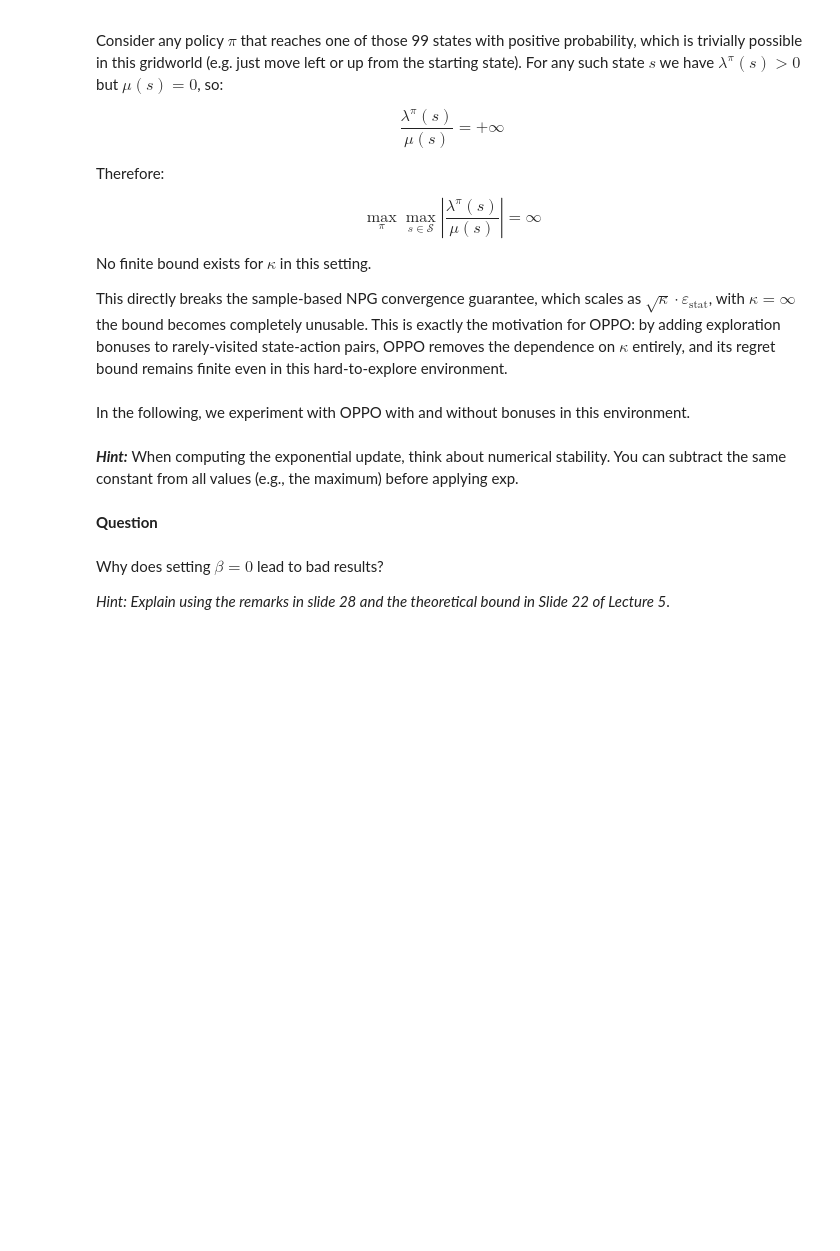
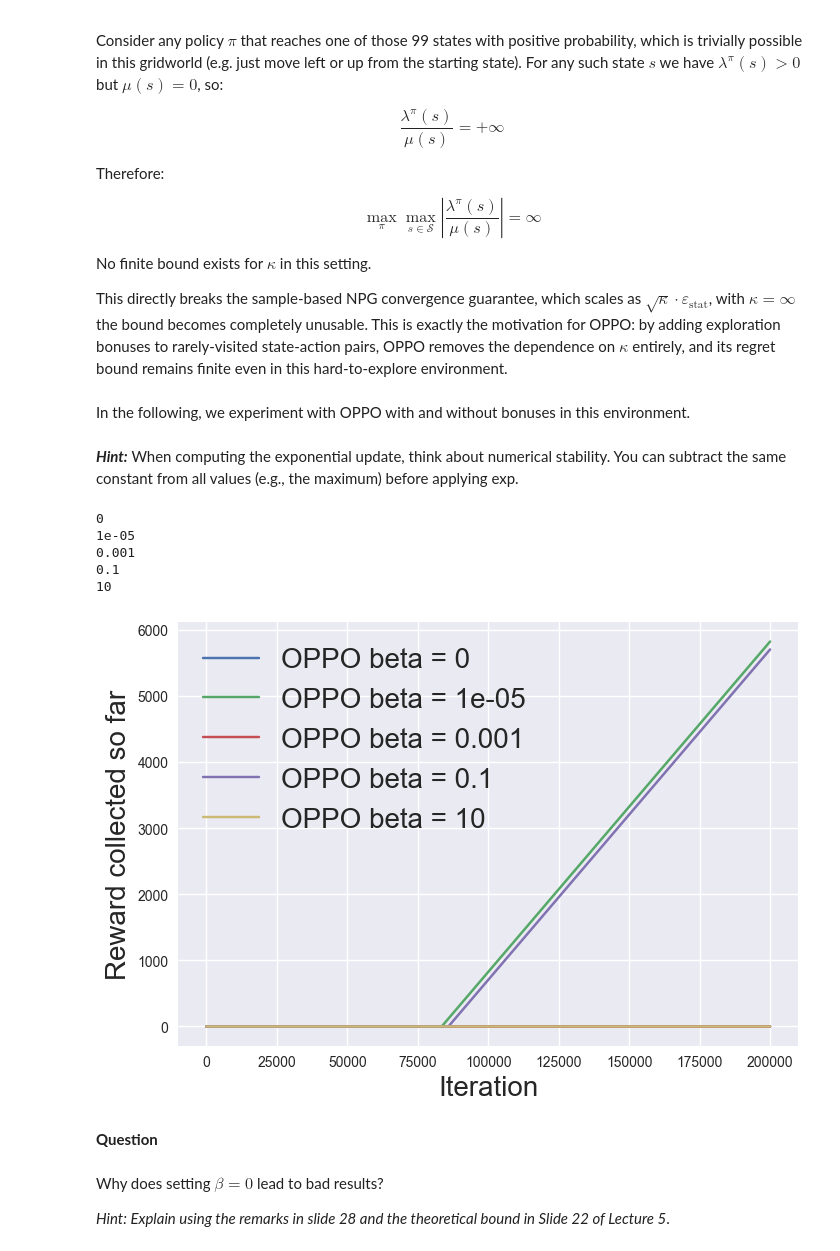
Before and after one commit to Cyril955/rl_course, a Jupyter notebook: notebook3_2026/Assignment_Moritz.ipynb, the cells around one changed output. Saved outputs shown, nothing was run; the diff lists cells and outputs as text; code cells hidden in the pictures; blank space fills up the shorter version.

Commit message:
Made code and plot for OPPO, missing good explanation for last two questions, including slide hints and math formulas

```diff
--- a/notebook3_2026/Assignment_Moritz.ipynb
+++ b/notebook3_2026/Assignment_Moritz.ipynb
@@ -353,43 +353,48 @@ def oppo(K: int = 10000, H: int = 20, beta: float = 0.0001, eta=5) -> List[float
         state = 99  # Initial state
         for h in range(H):
             #NPG Update
-            policy[h, state, :] = ??? # TODO (unnormalized)
+            q = eta * Q[h, state, :]
+            q = q - np.max(q)
+            policy[h, state, :] = policy[h, state, :] * np.exp(q) # TODO (unnormalized)
 
             total = np.sum(policy[h, state, :])
             if total == 0 or np.any(np.isnan(policy[h, state, :])):
-                policy[h, state, :] = ??? # TODO: fallback to a uniform distribution
+                policy[h, state, :] = np.ones_like(policy[h, state, :]) / gridworld.n_actions # TODO: fallback to a uniform distribution
             else:
-                policy[h, state, :] = ??? # TODO: normalize
+                policy[h, state, :] = policy[h, state, :] / total # TODO: normalize
 
             # Sample one action the current policy
-            a = np.random.choice(gridworld.n_actions, p=???) # TODO
+            a = np.random.choice(gridworld.n_actions, p=policy[h, state, :]) # TODO
             rewards.append(gridworld.r[state, a])
 
             # Record that we visited this state-action pair (again)
-            N[h, state, a] += ??? # TODO
+            N[h, state, a] += 1 # TODO
 
             # Get the new state according to the transition dynamics
             new_state = np.random.choice(gridworld.n_states,
                                          p=gridworld.T[a][state])
-            N_next[h, state, a, new_state] += ??? # TODO
+            N_next[h, state, a, new_state] += 1 # TODO
 
             # Update empirical transition estimate
-            estimated_transitions[h,state,a,:] = ??? # TODO
+            estimated_transitions[h,state,a,:] = N_next[h,state,a,:]/ (N[h,state,a] + 1) # TODO
 
             state = new_state
 
         # Calculate the UCB bonus
-        bonus = ???
+        bonus = beta * np.sqrt(1.0 / N ) # TODO
 
         Q_new = np.zeros_like(Q)
         V_new = np.zeros_like(V)
         for h in reversed(range(H)):  # Step loop
             # Update Q according to the algorithm
-            Q_new[h] = ??? # TODO
+            transition_value = estimated_transitions[h] @ V_new[h+1]
+            Q_new[h] = gridworld.r + bonus[h] + transition_value # TODO
+            Q_new[h] = np.clip(Q_new[h], 0, H - h + 1)
 
             # Update V as the Q-value of the optimal actions for the current state
             for state in range(gridworld.n_states):
-                V_new[h, state] = ??? # TODO
+                V_new[h, state] = np.dot(policy[h,state, :], Q_new[h, state, :]) # TODO
+
         Q = deepcopy(Q_new)
         V = deepcopy(V_new)
     return rewards
@@ -401,3 +406,9 @@ for beta in betas:
     print(beta)
     reward_OPPO = oppo(beta = beta)  # You can play around with the arguments if you like
     to_plot.append(np.cumsum(reward_OPPO))
+# %% [output]
+0
+1e-05
+0.001
+0.1
+10
@@ -404,13 +418,15 @@ for beta in betas:
 # %%
 labels = [ f"OPPO beta = {beta}" for beta in betas]
 plot_lines(
     to_plot,
     labels,
     ["Iteration", "Reward collected so far"],
     "figs",
     "ucbvseps",
-    show=False
+    show=True
 )
+# %% [output]
+[figure, added]
 # %% [markdown]
 **Question**
 # %% [markdown]
```
Also changed, not shown: parts of 3 cells of this notebook.
